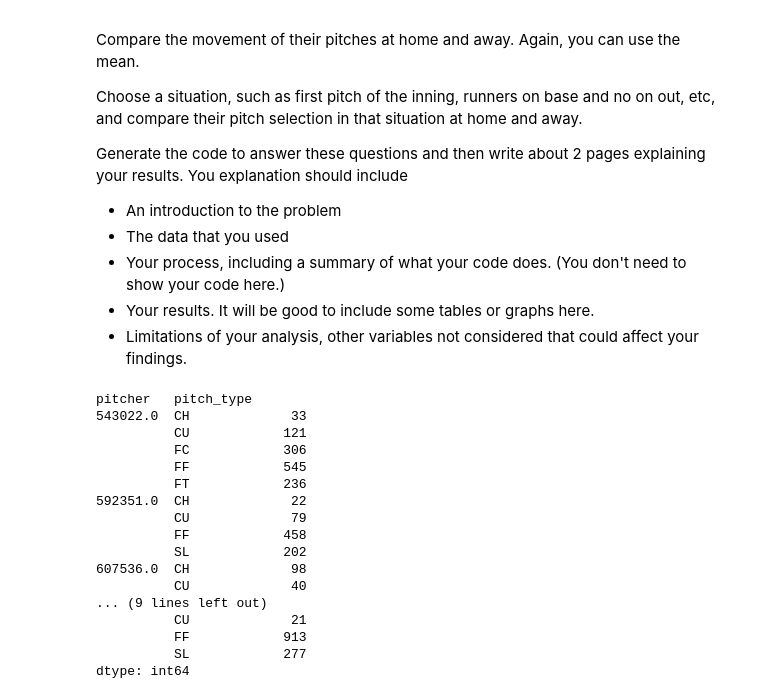
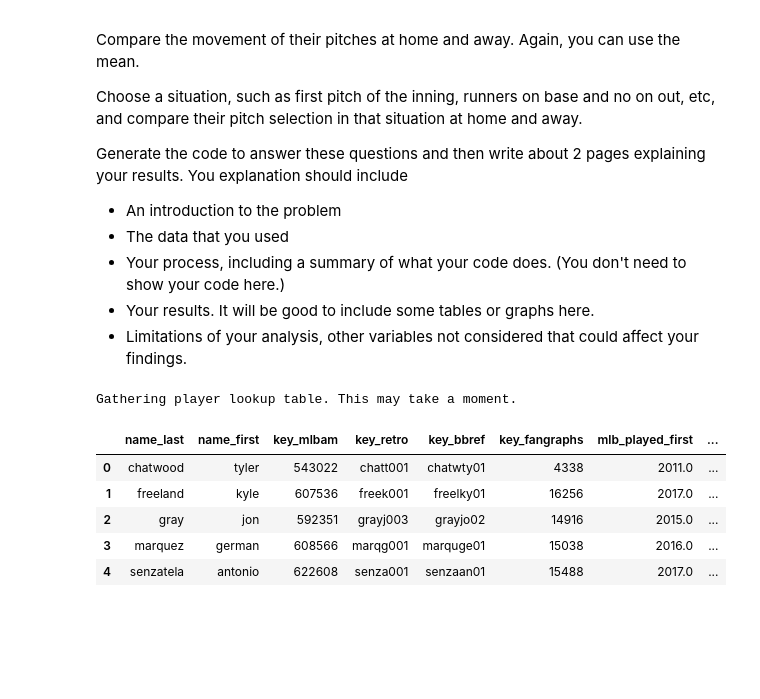
Before and after one commit to michaelmdresser/csci4831-sabermetrics, a Jupyter notebook: Assignment2-Pitching.ipynb, the cells around one changed output. Saved outputs shown, nothing was run; the diff lists cells and outputs as text; code cells hidden in the pictures; blank space fills up the shorter version.

```diff
--- a/Assignment2-Pitching.ipynb
+++ b/Assignment2-Pitching.ipynb
@@ -208,27 +211,19 @@ top_starters = list(df_rockies_pitching.loc[df_rockies_pitching["inning"] == 1].
 home_games = df_rockies_home_pitching.loc[df_rockies_home_pitching["pitcher"].isin(top_starters)]
 away_games = df_rockies_away_pitching.loc[df_rockies_away_pitching["pitcher"].isin(top_starters)]
 away_games = away_games.loc[away_games["home_team"].isin(nl_west)]
+# %%
+playerid_reverse_lookup(top_starters)
+# %% [output]
+Gathering player lookup table. This may take a moment.
+|  | name_last | name_first | key_mlbam | key_retro | key_bbref | key_fangraphs | mlb_played_first | ... |
+| 0 | chatwood | tyler | 543022 | chatt001 | chatwty01 | 4338 | 2011.0 | ... |
+| 1 | freeland | kyle | 607536 | freek001 | freelky01 | 16256 | 2017.0 | ... |
+| 2 | gray | jon | 592351 | grayj003 | grayjo02 | 14916 | 2015.0 | ... |
+| 3 | marquez | german | 608566 | marqg001 | marquge01 | 15038 | 2016.0 | ... |
+| 4 | senzatela | antonio | 622608 | senza001 | senzaan01 | 15488 | 2017.0 | ... |
 # %%
-home_games.groupby(["pitcher", "pitch_type"]).size()
-home_games.groupby(["pitcher", "pitch_type"]).size()
+home_pitch_percentages = home_games.groupby(["pitcher", "pitch_type"]).size() / home_games.groupby(["pitcher"]).size()
+away_pitch_percentages = away_games.groupby(["pitcher", "pitch_type"]).size() / away_games.groupby(["pitcher"]).size()
-# %% [output]
-pitcher   pitch_type
-543022.0  CH             33
-          CU            121
-          FC            306
-          FF            545
-          FT            236
-592351.0  CH             22
-          CU             79
-          FF            458
-          SL            202
-607536.0  CH             98
-          CU             40
-... (9 lines left out)
-          CU             21
-          FF            913
-          SL            277
-dtype: int64
 # %%
 def set_pitch_movement(df):
     df = df.copy()
```
Also changed, not shown: parts of 15 cells of this notebook, 1 other file.
